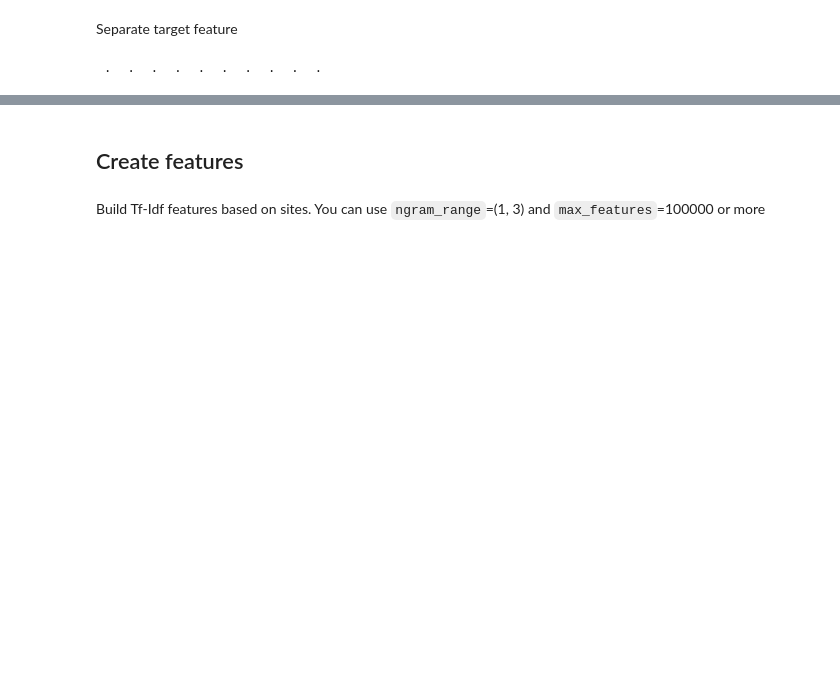
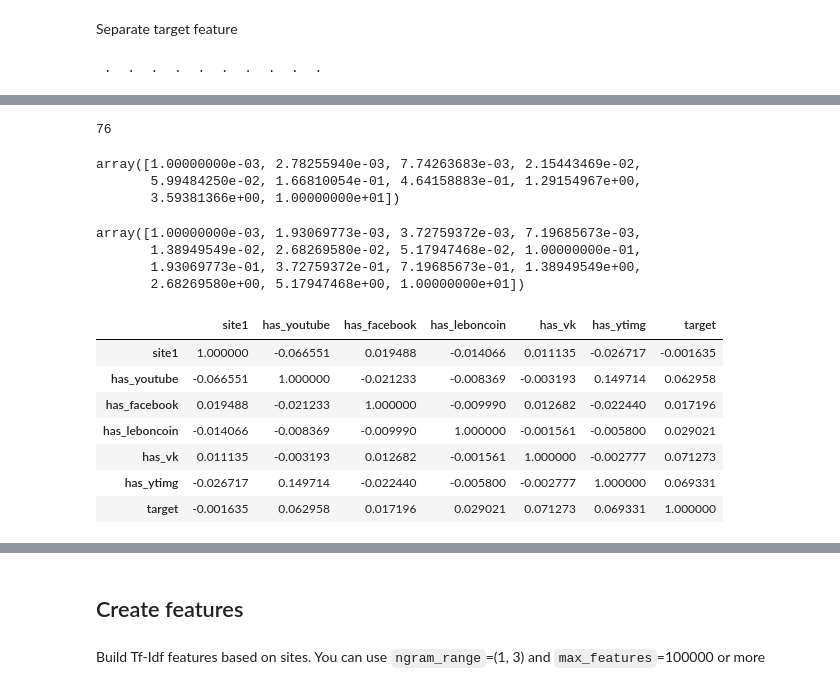
Before and after one commit to vfdev-5/mlcourse_open, a Jupyter notebook: jupyter_russian/homeworks/hw6_session3_part1_alice_beat_baseline.ipynb, the cells around one changed output, grey strips where cells are left out. Cells and saved outputs as stored; diff of their text form; code cells hidden in the pictures; blank space fills up the shorter version.

```diff
--- a/jupyter_russian/homeworks/hw6_session3_part1_alice_beat_baseline.ipynb
+++ b/jupyter_russian/homeworks/hw6_session3_part1_alice_beat_baseline.ipynb
@@ -104,3 +160,62 @@ for site_id in sites:
+# %%
+site_dict['www.youtube.com']
+# %% [output]
+76
+# %%
+youtube_indices = sites_dict[sites_dict['site'].str.contains("youtube")].index
+facebook_indices = sites_dict[sites_dict['site'].str.contains("facebook")].index
+twitter_indices = sites_dict[sites_dict['site'].str.contains("twitter")].index
+leboncoin_indices = sites_dict[sites_dict['site'].str.contains("leboncoin.fr")].index
+vk_indices = sites_dict[sites_dict['site'].str.contains("vk")].index
+ytimg_indices = sites_dict[sites_dict['site'].str.contains("ytimg")].index
+# %%
+train_df.loc[:, 'has_youtube'] = 0
+m = train_df['site1'].isin(youtube_indices)
+train_df.loc[m, 'has_youtube'] = 1
+
+train_df.loc[:, 'has_facebook'] = 0
+m = train_df['site9'].isin(facebook_indices)
+train_df.loc[m, 'has_facebook'] = 1
+
+train_df.loc[:, 'has_twitter'] = 0
+m = train_df['site8'].isin(twitter_indices)
+train_df.loc[m, 'has_twitter'] = 1
+
+train_df.loc[:, 'has_leboncoin'] = 0
+m = train_df['site2'].isin(leboncoin_indices)
+train_df.loc[m, 'has_leboncoin'] = 1
+
+train_df.loc[:, 'has_vk'] = 0
+m = train_df['site2'].isin(vk_indices)
+train_df.loc[m, 'has_vk'] = 1
+
+train_df.loc[:, 'has_ytimg'] = 0
+m = train_df['site9'].isin(ytimg_indices)
+train_df.loc[m, 'has_ytimg'] = 1
+# %%
+np.logspace(-3, 1, 10)
+# %% [output]
+array([1.00000000e-03, 2.78255940e-03, 7.74263683e-03, 2.15443469e-02,
+       5.99484250e-02, 1.66810054e-01, 4.64158883e-01, 1.29154967e+00,
+       3.59381366e+00, 1.00000000e+01])
+# %%
+np.logspace(-3, 1, 15)
+# %% [output]
+array([1.00000000e-03, 1.93069773e-03, 3.72759372e-03, 7.19685673e-03,
+       1.38949549e-02, 2.68269580e-02, 5.17947468e-02, 1.00000000e-01,
+       1.93069773e-01, 3.72759372e-01, 7.19685673e-01, 1.38949549e+00,
+       2.68269580e+00, 5.17947468e+00, 1.00000000e+01])
+# %%
+train_df[['site1', 'has_youtube', 'has_facebook', 'has_leboncoin', 'has_vk', 'has_ytimg', 'target']].corr()
+# %% [output]
+|  | site1 | has_youtube | has_facebook | has_leboncoin | has_vk | has_ytimg | target |
+| site1 | 1.000000 | -0.066551 | 0.019488 | -0.014066 | 0.011135 | -0.026717 | -0.001635 |
+| has_youtube | -0.066551 | 1.000000 | -0.021233 | -0.008369 | -0.003193 | 0.149714 | 0.062958 |
+| has_facebook | 0.019488 | -0.021233 | 1.000000 | -0.009990 | 0.012682 | -0.022440 | 0.017196 |
+| has_leboncoin | -0.014066 | -0.008369 | -0.009990 | 1.000000 | -0.001561 | -0.005800 | 0.029021 |
+| has_vk | 0.011135 | -0.003193 | 0.012682 | -0.001561 | 1.000000 | -0.002777 | 0.071273 |
+| has_ytimg | -0.026717 | 0.149714 | -0.022440 | -0.005800 | -0.002777 | 1.000000 | 0.069331 |
+| target | -0.001635 | 0.062958 | 0.017196 | 0.029021 | 0.071273 | 0.069331 | 1.000000 |
 # %%
 sites_full_aligned = sites_full.loc[:, :].sum(axis=1)
 sites_full_aligned = sites_full_aligned.apply(lambda x: x[:-1])
```
Also changed, not shown: parts of 17 cells of this notebook, 10 other files.
